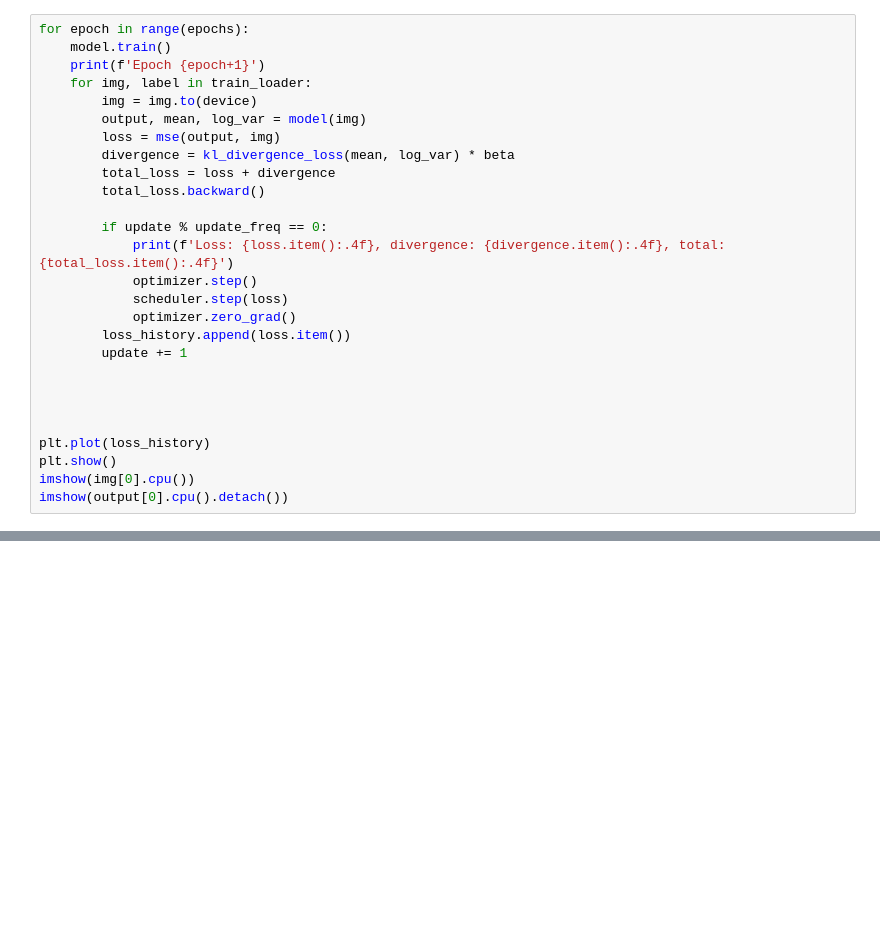
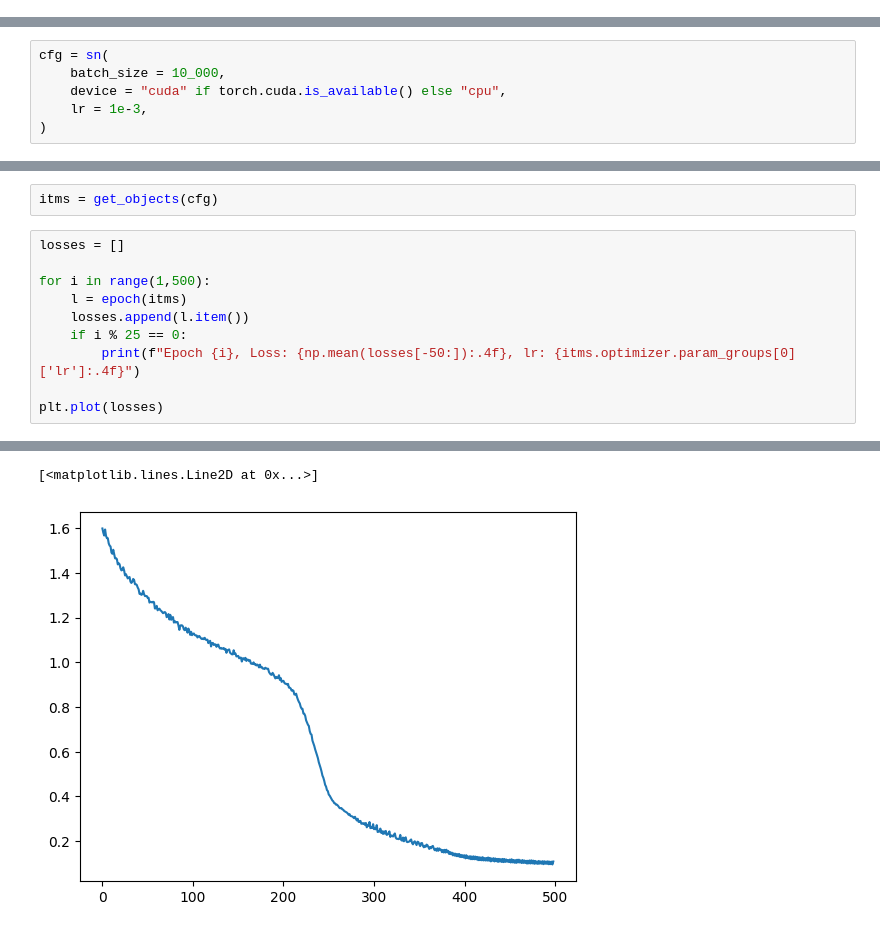
Before and after one commit to BasedLukas/machine_learning, a Jupyter notebook: vae/vae2.ipynb, the cells around one changed output, grey strips where cells are left out. Drawn from its saved outputs; the diff is of its cells as text; blank space fills up the shorter version.

```diff
--- a/vae/vae2.ipynb
+++ b/vae/vae2.ipynb
@@ -76,27 +15,0 @@ update = 10
-# %%
-for epoch in range(epochs):
-    model.train()
-    print(f'Epoch {epoch+1}')
-    for img, label in train_loader:
-        img = img.to(device)
-        output, mean, log_var = model(img)
-        loss = mse(output, img)
-        divergence = kl_divergence_loss(mean, log_var) * beta
-        total_loss = loss + divergence
-        total_loss.backward()
-
-        if update % update_freq == 0:
-            print(f'Loss: {loss.item():.4f}, divergence: {divergence.item():.4f}, total: {total_loss.item():.4f}')
-            optimizer.step()
-            scheduler.step(loss)
-            optimizer.zero_grad()
-        loss_history.append(loss.item())
-        update += 1
-
-
-
-
-plt.plot(loss_history)
-plt.show()
-imshow(img[0].cpu())
-imshow(output[0].cpu().detach())
@@ -145,0 +16,6 @@ visualize_latent_space(model.encoder, test_loader)
+# %%
+cfg = sn(
+    batch_size = 10_000,
+    device = "cuda" if torch.cuda.is_available() else "cpu",
+    lr = 1e-3,
+)
@@ -145,0 +211,13 @@ visualize_latent_space(model.encoder, test_loader)
+# %%
+itms = get_objects(cfg)
+# %%
+losses = []
+
+for i in range(1,500):
+    l = epoch(itms)
+    losses.append(l.item())
+    if i % 25 == 0:
+        print(f"Epoch {i}, Loss: {np.mean(losses[-50:]):.4f}, lr: {itms.optimizer.param_groups[0]['lr']:.4f}")
+
+plt.plot(losses)
+# %% [output]
@@ -145,0 +243,2 @@ visualize_latent_space(model.encoder, test_loader)
+[<matplotlib.lines.Line2D at 0x...>]
+[figure, added]
```
Also changed, not shown: parts of 15 cells of this notebook, 3 other files.
